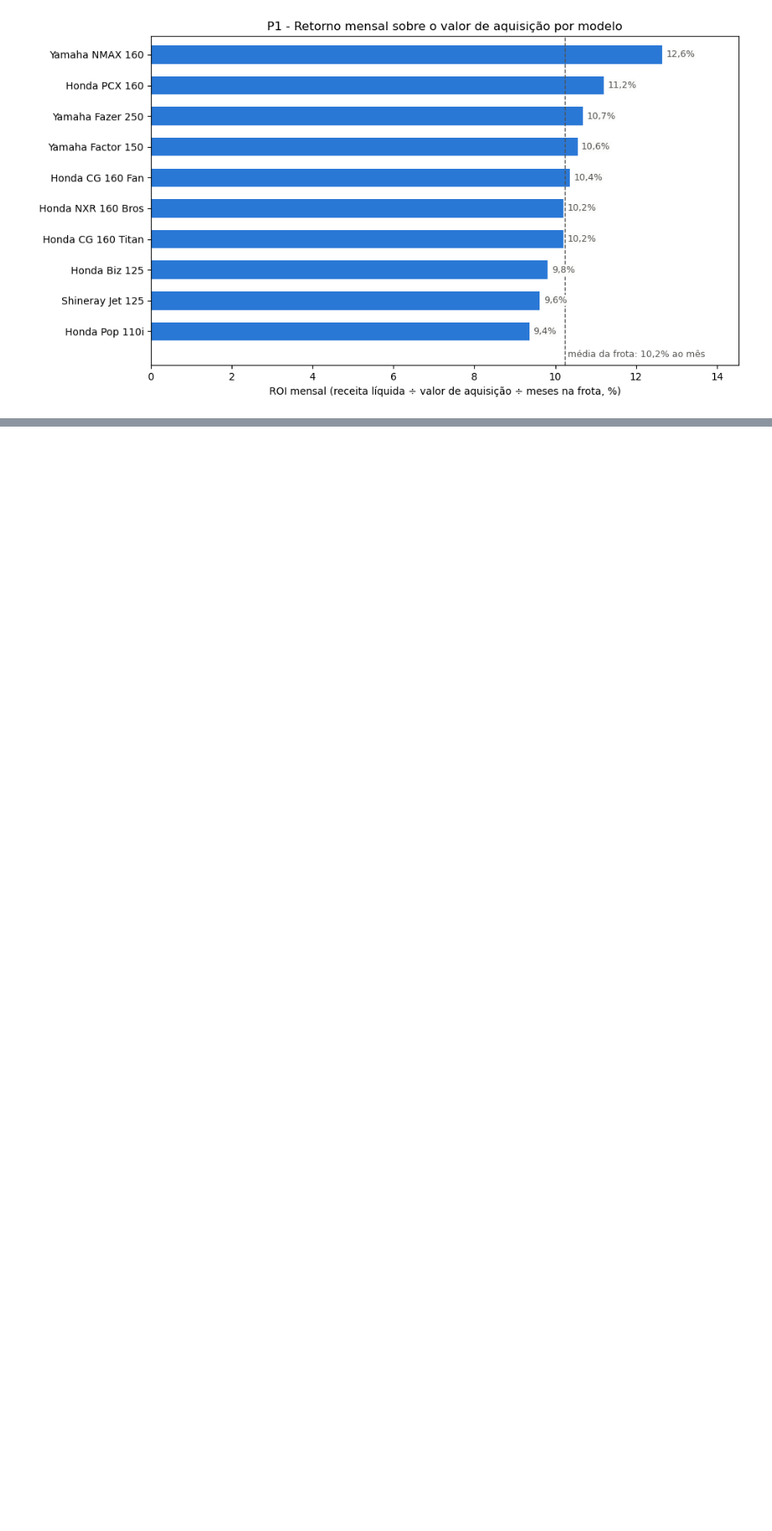
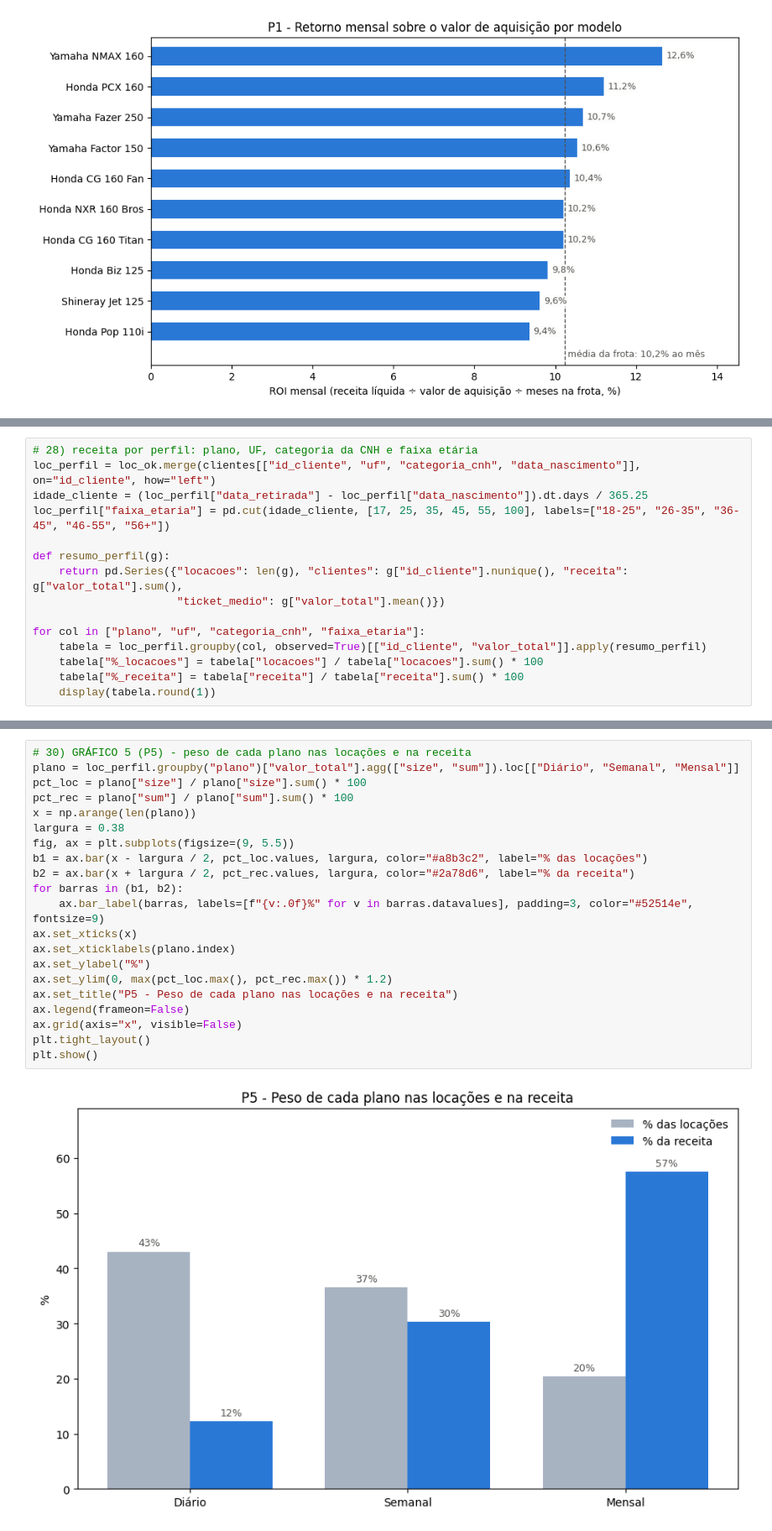
Before and after one commit to DaviBarciaV/projeto-analisededados-bi, a Jupyter notebook: analise_inicial.ipynb, the cells around one changed output, grey strips where cells are left out. Shown at 84% size. Saved outputs shown, nothing was run; the diff lists cells and outputs as text; blank space fills up the shorter version.

```diff
--- a/analise_inicial.ipynb
+++ b/analise_inicial.ipynb
@@ -244,0 +594,15 @@ plt.show()
+# %%
+# 28) receita por perfil: plano, UF, categoria da CNH e faixa etária
+loc_perfil = loc_ok.merge(clientes[["id_cliente", "uf", "categoria_cnh", "data_nascimento"]], on="id_cliente", how="left")
+idade_cliente = (loc_perfil["data_retirada"] - loc_perfil["data_nascimento"]).dt.days / 365.25
+loc_perfil["faixa_etaria"] = pd.cut(idade_cliente, [17, 25, 35, 45, 55, 100], labels=["18-25", "26-35", "36-45", "46-55", "56+"])
+
+def resumo_perfil(g):
+    return pd.Series({"locacoes": len(g), "clientes": g["id_cliente"].nunique(), "receita": g["valor_total"].sum(),
+                      "ticket_medio": g["valor_total"].mean()})
+
+for col in ["plano", "uf", "categoria_cnh", "faixa_etaria"]:
+    tabela = loc_perfil.groupby(col, observed=True)[["id_cliente", "valor_total"]].apply(resumo_perfil)
+    tabela["%_locacoes"] = tabela["locacoes"] / tabela["locacoes"].sum() * 100
+    tabela["%_receita"] = tabela["receita"] / tabela["receita"].sum() * 100
+    display(tabela.round(1))
@@ -244,0 +665,23 @@ plt.show()
+# %%
+# 30) GRÁFICO 5 (P5) - peso de cada plano nas locações e na receita
+plano = loc_perfil.groupby("plano")["valor_total"].agg(["size", "sum"]).loc[["Diário", "Semanal", "Mensal"]]
+pct_loc = plano["size"] / plano["size"].sum() * 100
+pct_rec = plano["sum"] / plano["sum"].sum() * 100
+x = np.arange(len(plano))
+largura = 0.38
+fig, ax = plt.subplots(figsize=(9, 5.5))
+b1 = ax.bar(x - largura / 2, pct_loc.values, largura, color="#a8b3c2", label="% das locações")
+b2 = ax.bar(x + largura / 2, pct_rec.values, largura, color="#2a78d6", label="% da receita")
+for barras in (b1, b2):
+    ax.bar_label(barras, labels=[f"{v:.0f}%" for v in barras.datavalues], padding=3, color="#52514e", fontsize=9)
+ax.set_xticks(x)
+ax.set_xticklabels(plano.index)
+ax.set_ylabel("%")
+ax.set_ylim(0, max(pct_loc.max(), pct_rec.max()) * 1.2)
+ax.set_title("P5 - Peso de cada plano nas locações e na receita")
+ax.legend(frameon=False)
+ax.grid(axis="x", visible=False)
+plt.tight_layout()
+plt.show()
+# %% [output]
+[figure, added]
```
Also changed, not shown: parts of 27 cells of this notebook, 1 other file.
